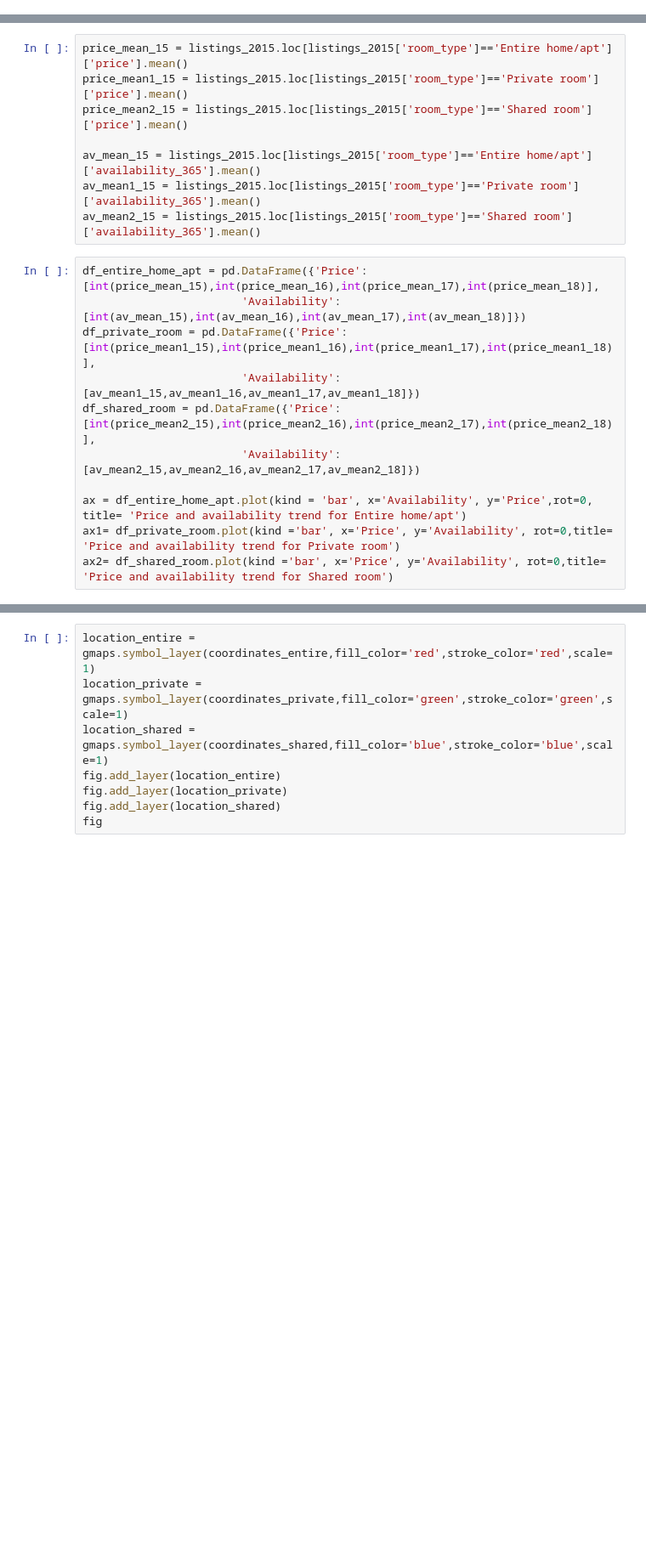
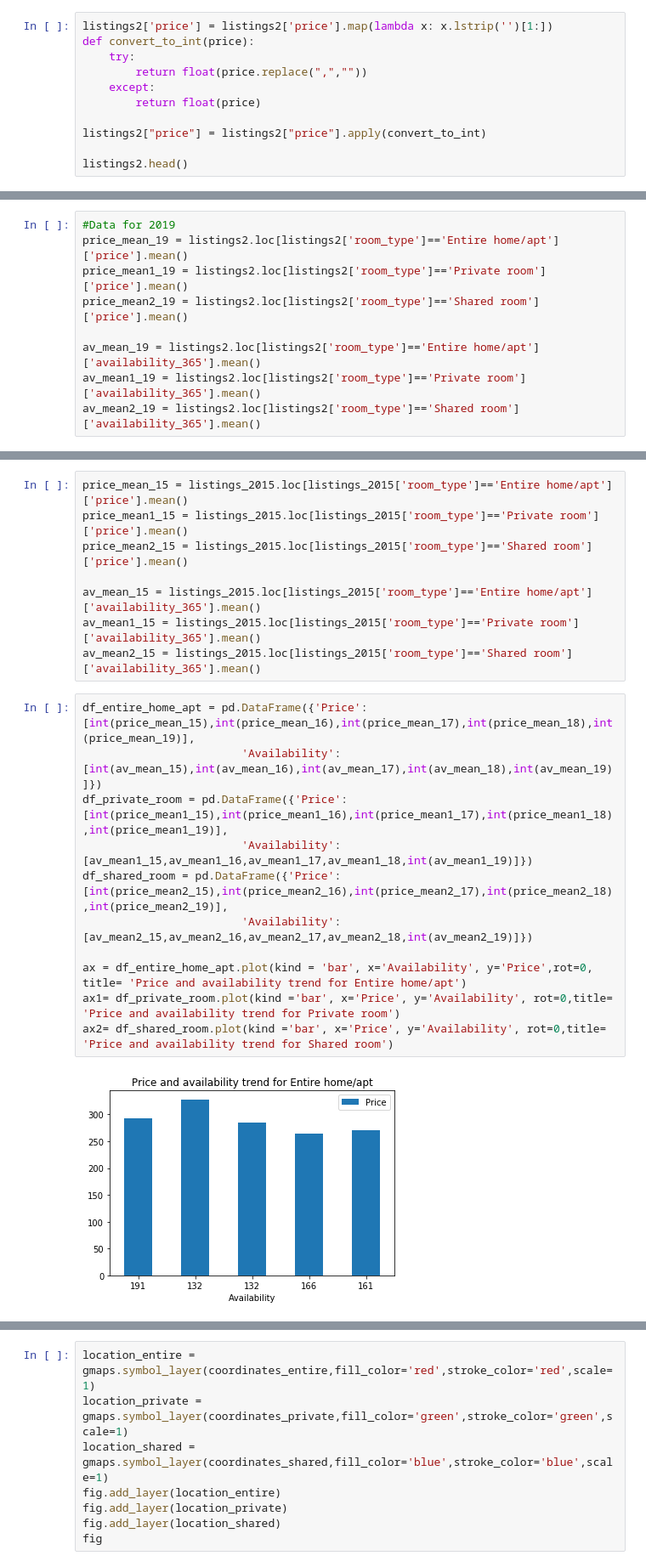
Before and after one commit to ramneekc/Airbnb_Project, a Jupyter notebook: Airbnb.ipynb, the cells around one changed output, grey strips where cells are left out. Shown at 85% size. Saved outputs shown, nothing was run; the diff lists cells and outputs as text; blank space fills up the shorter version.

```diff
--- a/Airbnb.ipynb
+++ b/Airbnb.ipynb
@@ -80,0 +81,11 @@ x = (price_mean_19['price']).replace(",","")
+# %%
+listings2['price'] = listings2['price'].map(lambda x: x.lstrip('')[1:])
+def convert_to_int(price):
+    try:
+        return float(price.replace(",",""))
+    except:
+        return float(price)
+
+listings2["price"] = listings2["price"].apply(convert_to_int)
+
+listings2.head()
@@ -81,3 +112,12 @@ x = (price_mean_19['price']).replace(",","")
+# %%
+#Data for 2019
+price_mean_19 = listings2.loc[listings2['room_type']=='Entire home/apt']['price'].mean()
+price_mean1_19 = listings2.loc[listings2['room_type']=='Private room']['price'].mean()
+price_mean2_19 = listings2.loc[listings2['room_type']=='Shared room']['price'].mean()
+
+av_mean_19 = listings2.loc[listings2['room_type']=='Entire home/apt']['availability_365'].mean()
+av_mean1_19 = listings2.loc[listings2['room_type']=='Private room']['availability_365'].mean()
+av_mean2_19 = listings2.loc[listings2['room_type']=='Shared room']['availability_365'].mean()
 # %%
 listings_2018.head()
 # %%
@@ -113,13 +153,15 @@ av_mean_15 = listings_2015.loc[listings_2015['room_type']=='Entire home/apt']['a
 av_mean1_15 = listings_2015.loc[listings_2015['room_type']=='Private room']['availability_365'].mean()
 av_mean2_15 = listings_2015.loc[listings_2015['room_type']=='Shared room']['availability_365'].mean()
 # %%
-df_entire_home_apt = pd.DataFrame({'Price':[int(price_mean_15),int(price_mean_16),int(price_mean_17),int(price_mean_18)],
-                        'Availability':[int(av_mean_15),int(av_mean_16),int(av_mean_17),int(av_mean_18)]})
-df_private_room = pd.DataFrame({'Price':[int(price_mean1_15),int(price_mean1_16),int(price_mean1_17),int(price_mean1_18)],
-                        'Availability':[av_mean1_15,av_mean1_16,av_mean1_17,av_mean1_18]})
-df_shared_room = pd.DataFrame({'Price':[int(price_mean2_15),int(price_mean2_16),int(price_mean2_17),int(price_mean2_18)],
-                        'Availability':[av_mean2_15,av_mean2_16,av_mean2_17,av_mean2_18]})
+df_entire_home_apt = pd.DataFrame({'Price':[int(price_mean_15),int(price_mean_16),int(price_mean_17),int(price_mean_18),int(price_mean_19)],
+                        'Availability':[int(av_mean_15),int(av_mean_16),int(av_mean_17),int(av_mean_18),int(av_mean_19)]})
+df_private_room = pd.DataFrame({'Price':[int(price_mean1_15),int(price_mean1_16),int(price_mean1_17),int(price_mean1_18),int(price_mean1_19)],
+                        'Availability':[av_mean1_15,av_mean1_16,av_mean1_17,av_mean1_18,int(av_mean1_19)]})
+df_shared_room = pd.DataFrame({'Price':[int(price_mean2_15),int(price_mean2_16),int(price_mean2_17),int(price_mean2_18),int(price_mean2_19)],
+                        'Availability':[av_mean2_15,av_mean2_16,av_mean2_17,av_mean2_18,int(av_mean2_19)]})
 
 ax = df_entire_home_apt.plot(kind = 'bar', x='Availability', y='Price',rot=0, title= 'Price and availability trend for Entire home/apt')
 ax1= df_private_room.plot(kind ='bar', x='Price', y='Availability', rot=0,title= 'Price and availability trend for Private room')
 ax2= df_shared_room.plot(kind ='bar', x='Price', y='Availability', rot=0,title= 'Price and availability trend for Shared room')
+# %% [output]
+[figure, added]
```
Also changed, not shown: parts of 10 cells of this notebook.
